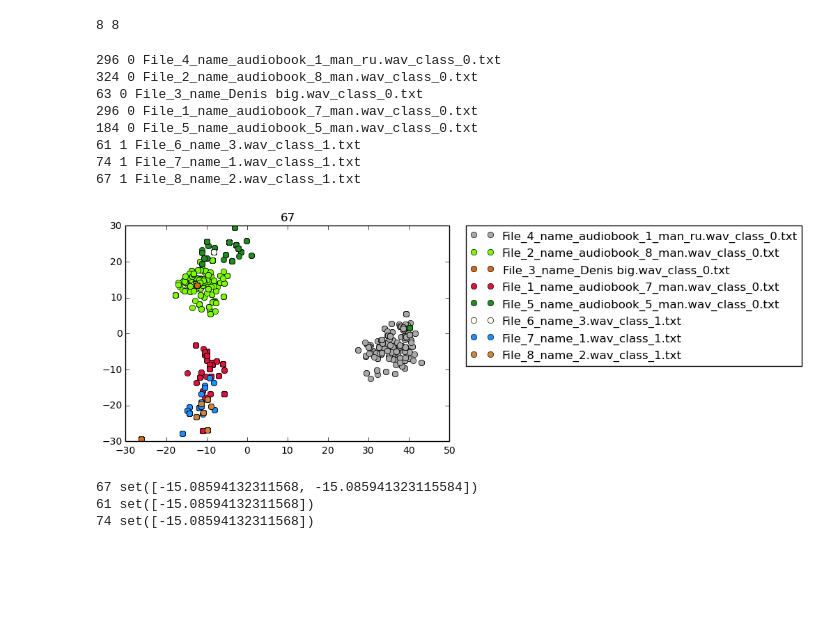
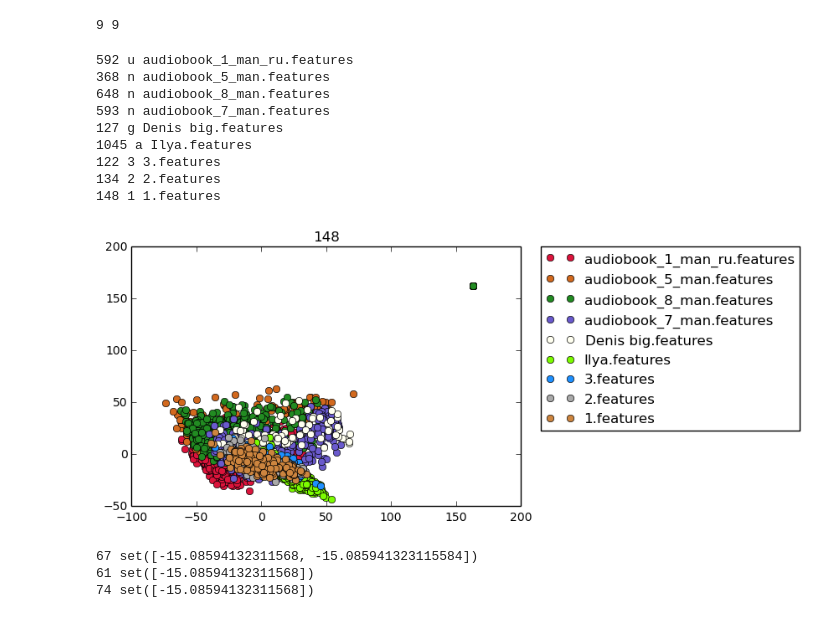
Before and after one commit to EgorKolesnikov/VAS, a Jupyter notebook: ipynb/visualize_train_test.ipynb, the cells around one changed output. Saved outputs shown, nothing was run; the diff lists cells and outputs as text; code cells hidden in the pictures; blank space fills up the shorter version.

```diff
--- a/ipynb/visualize_train_test.ipynb
+++ b/ipynb/visualize_train_test.ipynb
@@ -38,13 +38,14 @@ def separate_files(path='/home/kolegor/Code/VAS/data/wav_files_features/'):
     classes = []
     names = []
 
-    for filename in os.listdir(path):
-        with open(path + filename, 'r') as inf:
-            files_features = list(map(float, line.split(' ')[:-1]) for line in inf)
-            total_storage.extend(files_features)
-            files_lengths.append(len(files_features))
-            classes.append(filename.split('.')[-2][-1])
-            names.append(filename)
+    for folder in os.listdir(path):
+        for filename in os.listdir(path + folder):
+            with open(path + folder + '/' + filename, 'r') as inf:
+                files_features = list(map(float, line.split(' ')[:-1]) for line in inf)
+                total_storage.extend(files_features)
+                files_lengths.append(len(files_features))
+                classes.append(filename.split('.')[-2][-1])
+                names.append(filename)
 
     pca = PCA(n_components=2)
     result = pca.fit_transform(total_storage)
@@ -60,34 +61,35 @@ def separate_files(path='/home/kolegor/Code/VAS/data/wav_files_features/'):
 # %%
 features, classes, filenames = separate_files()
 # %% [output]
-8 8
+9 9
 # %%
 start = 36
 count = len(classes)
 saved = []
 
-for file_features, class_, filename, color in sorted(zip(features, classes, filenames, colors.cnames.keys()[start:start + count]), key=lambda x: x[1]):
+for file_features, class_, filename, color in sorted(zip(features, classes, filenames, colors.cnames.keys()[start:start + count]), key=lambda x: x[1], reverse=True):
     print len(file_features), class_, filename
     x = [a[0] for a in file_features]
     y_ = [a[1] for a in file_features]
 
     plt.plot(x, y_, 'o', color=color, label=filename)
     if class_ == '1':
         saved.append((x, y_))
 
     plt.title(len(file_features))
     plt.legend(bbox_to_anchor=(1.05, 1), loc=2, borderaxespad=0.)
     # plt.show()
 # %% [output]
-296 0 File_4_name_audiobook_1_man_ru.wav_class_0.txt
-324 0 File_2_name_audiobook_8_man.wav_class_0.txt
-63 0 File_3_name_Denis big.wav_class_0.txt
-296 0 File_1_name_audiobook_7_man.wav_class_0.txt
-184 0 File_5_name_audiobook_5_man.wav_class_0.txt
-61 1 File_6_name_3.wav_class_1.txt
-74 1 File_7_name_1.wav_class_1.txt
-67 1 File_8_name_2.wav_class_1.txt
+592 u audiobook_1_man_ru.features
+368 n audiobook_5_man.features
+648 n audiobook_8_man.features
+593 n audiobook_7_man.features
+127 g Denis big.features
+1045 a Ilya.features
+122 3 3.features
+134 2 2.features
+148 1 1.features
-[figure, old version]
+[figure, new version]
 # %%
 for x, y_ in saved:
     print len(x), set(x)
```
Also changed, not shown: parts of 1 cell of this notebook, 39 other files.
